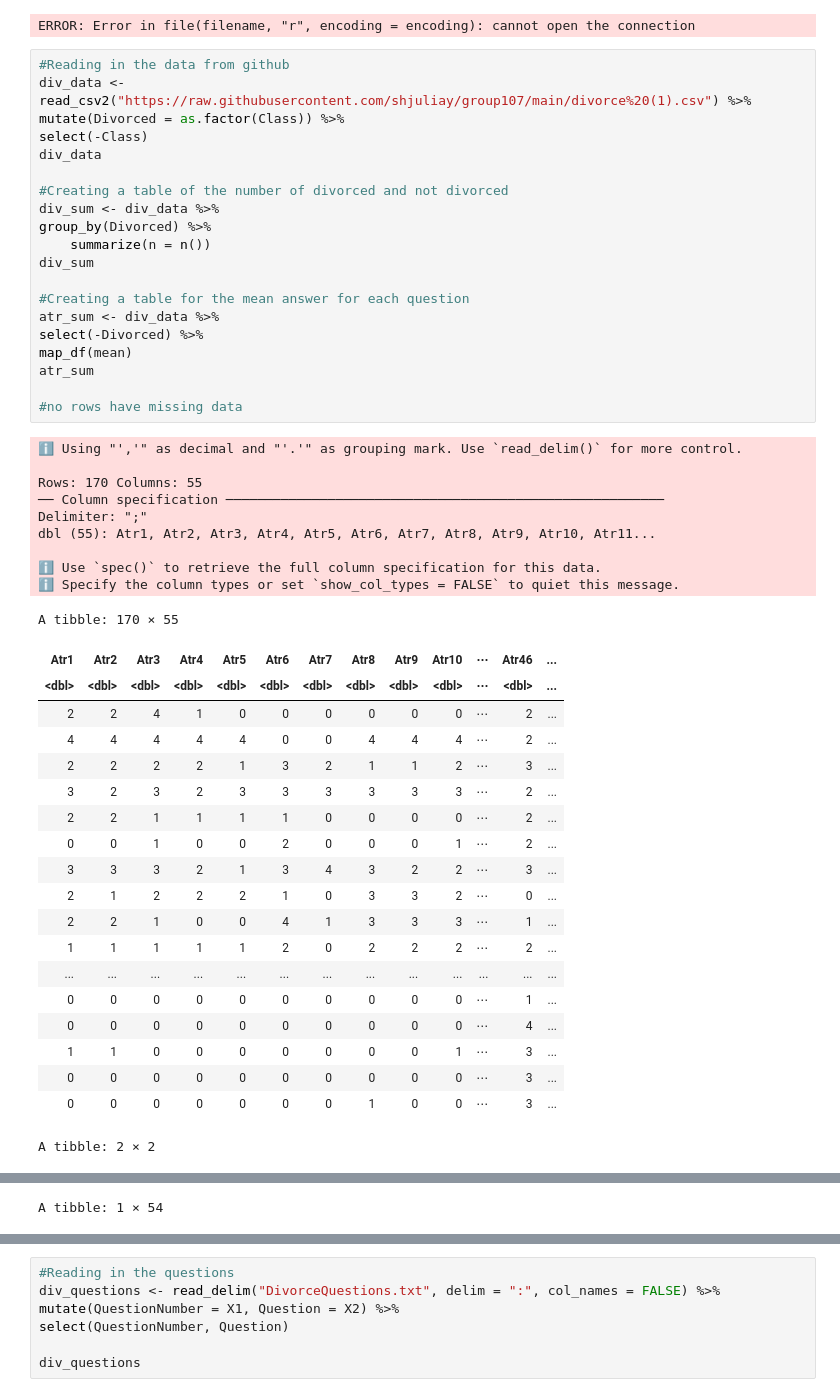
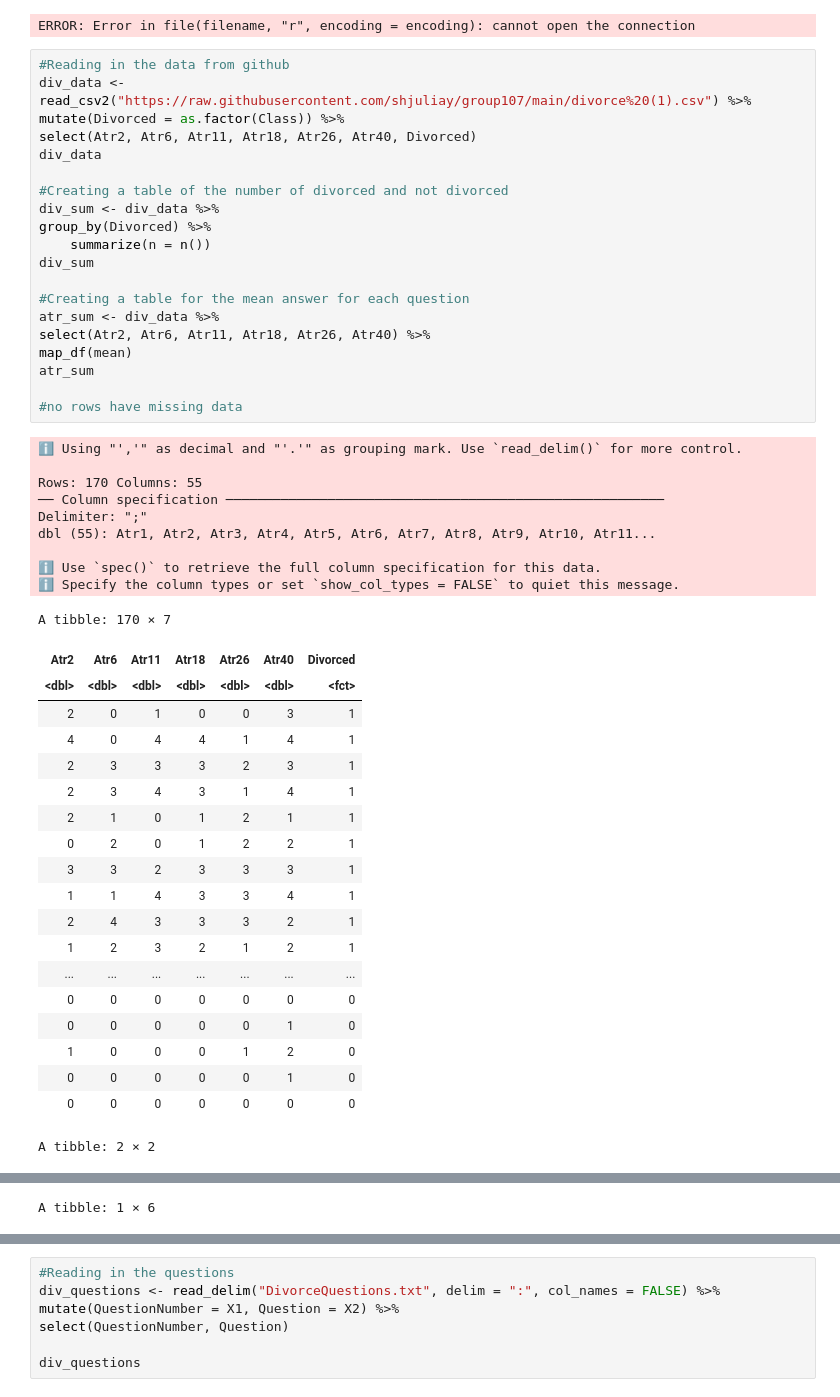
Before and after one commit to shjuliay/group107, a Jupyter notebook: ExploratoryDataAnalysis.ipynb, the cells around one changed output, grey strips where cells are left out. Saved outputs shown, nothing was run; the diff lists cells and outputs as text.

```diff
--- a/ExploratoryDataAnalysis.ipynb
+++ b/ExploratoryDataAnalysis.ipynb
@@ -22,55 +22,55 @@ ERROR: Error in file(filename, "r", encoding = encoding): cannot open the connec
 # %%
 #Reading in the data from github
 div_data <- read_csv2("https://raw.githubusercontent.com/shjuliay/group107/main/divorce%20(1).csv") %>%
 mutate(Divorced = as.factor(Class)) %>%
-select(-Class)
+select(Atr2, Atr6, Atr11, Atr18, Atr26, Atr40, Divorced)
 div_data
 
 #Creating a table of the number of divorced and not divorced
 div_sum <- div_data %>%
 group_by(Divorced) %>%
     summarize(n = n())
 div_sum
 
 #Creating a table for the mean answer for each question
 atr_sum <- div_data %>%
-select(-Divorced) %>%
+select(Atr2, Atr6, Atr11, Atr18, Atr26, Atr40) %>%
 map_df(mean)
 atr_sum
 
 #no rows have missing data
 # %% [output]
 ℹ Using "','" as decimal and "'.'" as grouping mark. Use `read_delim()` for more control.
 
 Rows: 170 Columns: 55
 ── Column specification ────────────────────────────────────────────────────────
 Delimiter: ";"
 dbl (55): Atr1, Atr2, Atr3, Atr4, Atr5, Atr6, Atr7, Atr8, Atr9, Atr10, Atr11...
 
 ℹ Use `spec()` to retrieve the full column specification for this data.
 ℹ Specify the column types or set `show_col_types = FALSE` to quiet this message.
-A tibble: 170 × 55
+A tibble: 170 × 7
-| Atr1 | Atr2 | Atr3 | Atr4 | Atr5 | Atr6 | Atr7 | Atr8 | Atr9 | Atr10 | ⋯ | Atr46 | ... |
-| <dbl> | <dbl> | <dbl> | <dbl> | <dbl> | <dbl> | <dbl> | <dbl> | <dbl> | <dbl> | ⋯ | <dbl> | ... |
-| 2 | 2 | 4 | 1 | 0 | 0 | 0 | 0 | 0 | 0 | ⋯ | 2 | ... |
-| 4 | 4 | 4 | 4 | 4 | 0 | 0 | 4 | 4 | 4 | ⋯ | 2 | ... |
-| 2 | 2 | 2 | 2 | 1 | 3 | 2 | 1 | 1 | 2 | ⋯ | 3 | ... |
-| 3 | 2 | 3 | 2 | 3 | 3 | 3 | 3 | 3 | 3 | ⋯ | 2 | ... |
-| 2 | 2 | 1 | 1 | 1 | 1 | 0 | 0 | 0 | 0 | ⋯ | 2 | ... |
-| 0 | 0 | 1 | 0 | 0 | 2 | 0 | 0 | 0 | 1 | ⋯ | 2 | ... |
-| 3 | 3 | 3 | 2 | 1 | 3 | 4 | 3 | 2 | 2 | ⋯ | 3 | ... |
-| 2 | 1 | 2 | 2 | 2 | 1 | 0 | 3 | 3 | 2 | ⋯ | 0 | ... |
-| 2 | 2 | 1 | 0 | 0 | 4 | 1 | 3 | 3 | 3 | ⋯ | 1 | ... |
-| 1 | 1 | 1 | 1 | 1 | 2 | 0 | 2 | 2 | 2 | ⋯ | 2 | ... |
-| ... | ... | ... | ... | ... | ... | ... | ... | ... | ... | ... | ... | ... |
-| 0 | 0 | 0 | 0 | 0 | 0 | 0 | 0 | 0 | 0 | ⋯ | 1 | ... |
-| 0 | 0 | 0 | 0 | 0 | 0 | 0 | 0 | 0 | 0 | ⋯ | 4 | ... |
-| 1 | 1 | 0 | 0 | 0 | 0 | 0 | 0 | 0 | 1 | ⋯ | 3 | ... |
-| 0 | 0 | 0 | 0 | 0 | 0 | 0 | 0 | 0 | 0 | ⋯ | 3 | ... |
-| 0 | 0 | 0 | 0 | 0 | 0 | 0 | 1 | 0 | 0 | ⋯ | 3 | ... |
+| Atr2 | Atr6 | Atr11 | Atr18 | Atr26 | Atr40 | Divorced |
+| <dbl> | <dbl> | <dbl> | <dbl> | <dbl> | <dbl> | <fct> |
+| 2 | 0 | 1 | 0 | 0 | 3 | 1 |
+| 4 | 0 | 4 | 4 | 1 | 4 | 1 |
+| 2 | 3 | 3 | 3 | 2 | 3 | 1 |
+| 2 | 3 | 4 | 3 | 1 | 4 | 1 |
+| 2 | 1 | 0 | 1 | 2 | 1 | 1 |
+| 0 | 2 | 0 | 1 | 2 | 2 | 1 |
+| 3 | 3 | 2 | 3 | 3 | 3 | 1 |
+| 1 | 1 | 4 | 3 | 3 | 4 | 1 |
+| 2 | 4 | 3 | 3 | 3 | 2 | 1 |
+| 1 | 2 | 3 | 2 | 1 | 2 | 1 |
+| ... | ... | ... | ... | ... | ... | ... |
+| 0 | 0 | 0 | 0 | 0 | 0 | 0 |
+| 0 | 0 | 0 | 0 | 0 | 1 | 0 |
+| 1 | 0 | 0 | 0 | 1 | 2 | 0 |
+| 0 | 0 | 0 | 0 | 0 | 1 | 0 |
+| 0 | 0 | 0 | 0 | 0 | 0 | 0 |
 A tibble: 2 × 2
 | Divorced | n |
 | <fct> | <int> |
 | 0 | 86 |
 | 1 | 84 |
-A tibble: 1 × 54
+A tibble: 1 × 6
```
Also changed, not shown: parts of 1 cell of this notebook.
